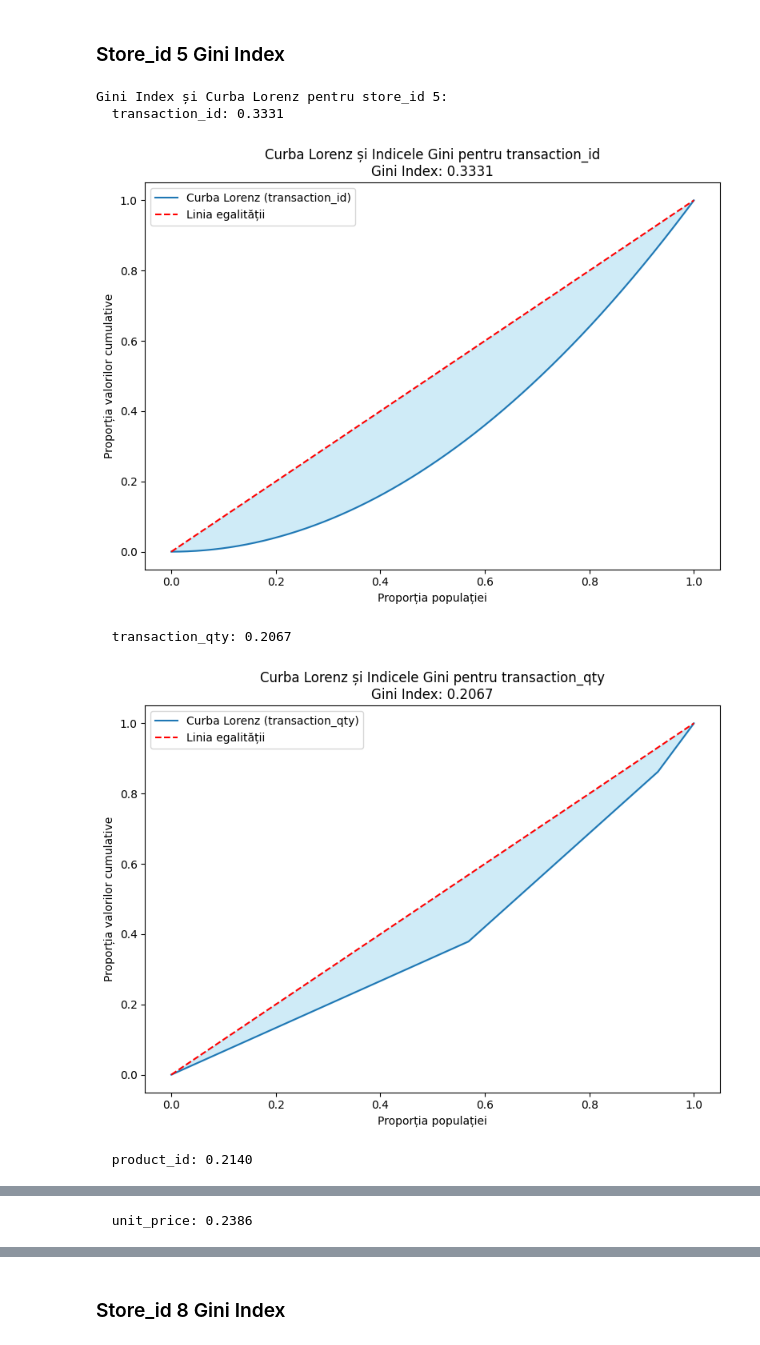
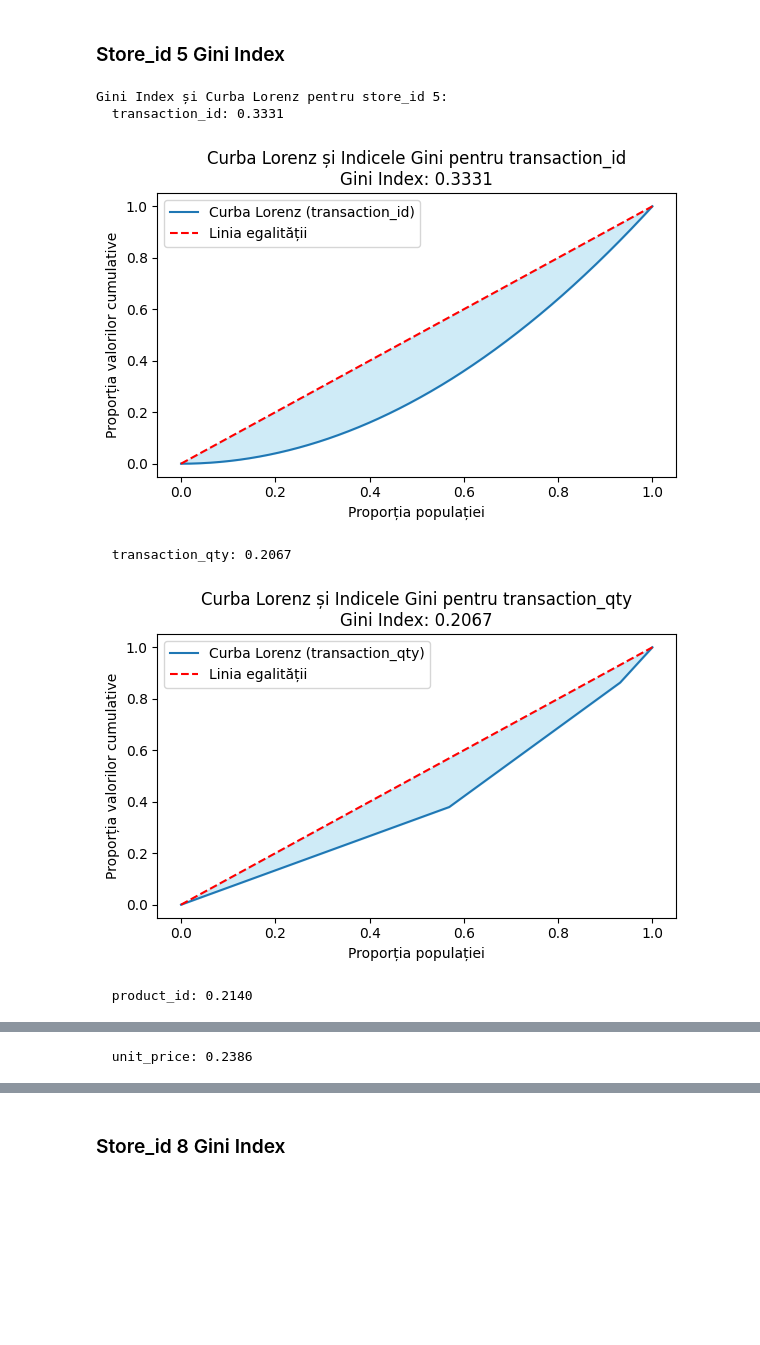
Before and after one commit to PopLuks/Coffe-Shop-sales, a Jupyter notebook: coffe_shop_sales.ipynb, the cells around one changed output, grey strips where cells are left out. Cells and saved outputs as stored; diff of their text form; code cells hidden in the pictures; blank space fills up the shorter version.

```diff
--- a/coffe_shop_sales.ipynb
+++ b/coffe_shop_sales.ipynb
@@ -219,7 +216,7 @@ for col in numeric_cols.columns:
     cumulative_values, gini = lorenz_curve(values)
 
 
-    plT.figure(figsize=(8, 6))
+    plT.figure(figsize=(6, 4))
     plT.plot(np.linspace(0, 1, len(cumulative_values)), cumulative_values, label=f'Curba Lorenz ({col})')
     plT.plot([0, 1], [0, 1], color='red', linestyle='--', label='Linia egalității')
     plT.fill_between(np.linspace(0, 1, len(cumulative_values)), cumulative_values, np.linspace(0, 1, len(cumulative_values)), color='skyblue', alpha=0.4)
@@ -303,7 +306,7 @@ for col in numeric_cols.columns:
         print(f"  {col}: {gini:.4f}")
 
         # Desenarea curbei Lorenz
-        plT.figure(figsize=(8, 6))
+        plT.figure(figsize=(6, 4))
         plT.plot(np.linspace(0, 1, len(lorenz_curve)), lorenz_curve, label=f'Curba Lorenz ({col})')
         plT.plot([0, 1], [0, 1], color='red', linestyle='--', label='Linia egalității')
         plT.fill_between(np.linspace(0, 1, len(lorenz_curve)), lorenz_curve, np.linspace(0, 1, len(lorenz_curve)), color='skyblue', alpha=0.4)
@@ -337,35 +340,35 @@ def gini_index_and_lorenz_curve(array):
     return gini, cumulative_values
 
 # Filtrarea datelor pentru store_id = 5
 filtered_df_store_id_5 = df[df['store_id'] == 5]
 
 # Selectarea coloanelor numerice
 numeric_cols = filtered_df_store_id_5.select_dtypes(include=['number']).drop(columns=['store_id'], errors='ignore')
 
 # Calcularea Gini Index si desenarea curbei Lorenz pentru fiecare coloana numerica
 print("Gini Index și Curba Lorenz pentru store_id 5:")
 for col in numeric_cols.columns:
     if filtered_df_store_id_5[col].sum() > 0:  # Verificam daca exista valori nenule
         gini, lorenz_curve = gini_index_and_lorenz_curve(filtered_df_store_id_5[col].values)
         print(f"  {col}: {gini:.4f}")
 
         # Desenarea curbei Lorenz
-        plT.figure(figsize=(8, 6))
+        plT.figure(figsize=(6, 4))
         plT.plot(np.linspace(0, 1, len(lorenz_curve)), lorenz_curve, label=f'Curba Lorenz ({col})')
         plT.plot([0, 1], [0, 1], color='red', linestyle='--', label='Linia egalității')
         plT.fill_between(np.linspace(0, 1, len(lorenz_curve)), lorenz_curve, np.linspace(0, 1, len(lorenz_curve)), color='skyblue', alpha=0.4)
         plT.title(f'Curba Lorenz și Indicele Gini pentru {col}\nGini Index: {gini:.4f}')
         plT.xlabel('Proporția populației')
         plT.ylabel('Proporția valorilor cumulative')
         plT.legend()
         plT.tight_layout()
         plT.show()
     else:
         print(f"  {col}: Nu se poate calcula (toate valorile sunt 0)")
 # %% [output]
 Gini Index și Curba Lorenz pentru store_id 5:
   transaction_id: 0.3331
-[figure, old version]
+[figure, new version]
   transaction_qty: 0.2067
-[figure, old version]
+[figure, new version]
   product_id: 0.2140
```
Also changed, not shown: parts of 17 cells of this notebook.
